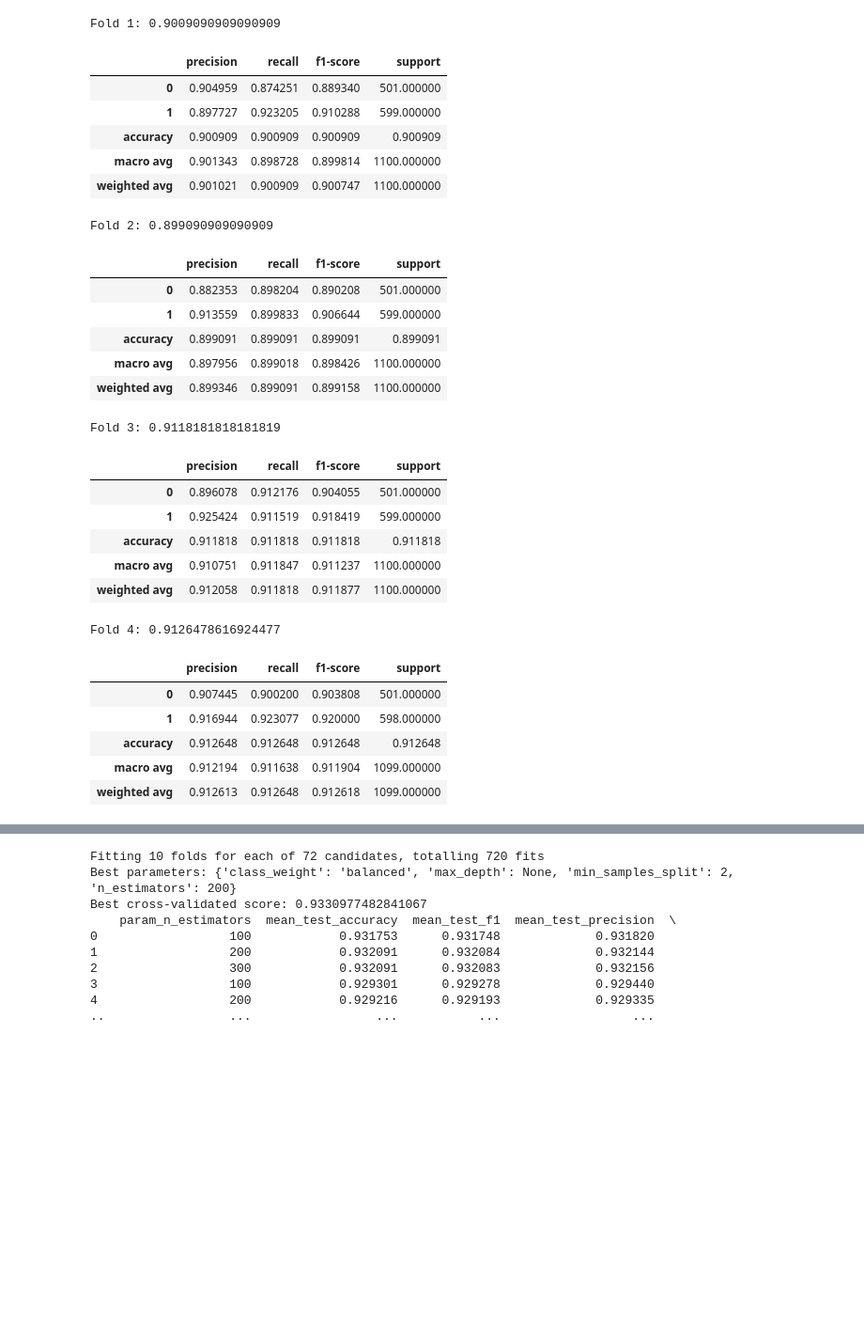
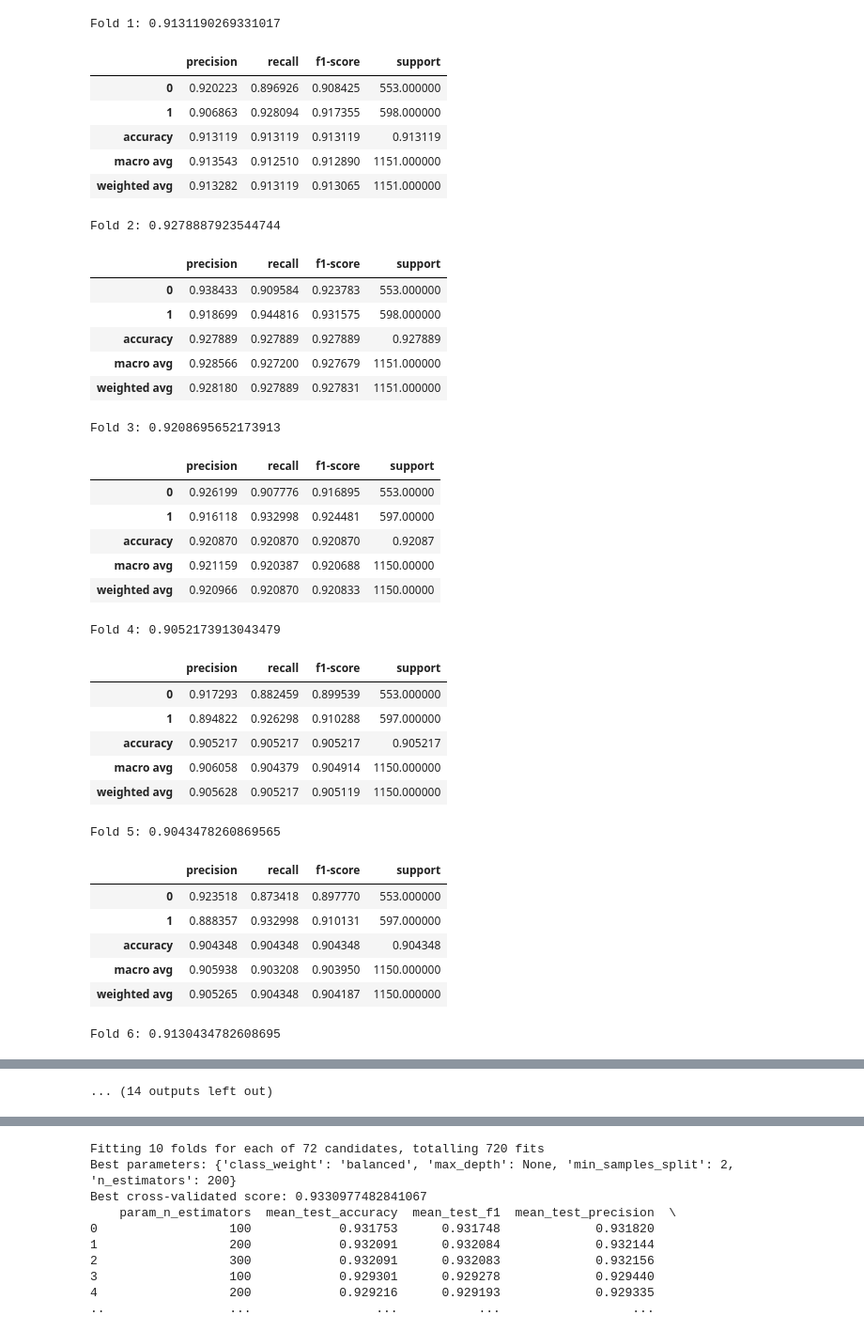
Before and after one commit to M4RV3L24/Online-Gambling-Detection-using-IndoBERTweet, a Jupyter notebook: Models/RF_TFIDF/prototype.ipynb, the cells around one changed output, grey strips where cells are left out. Shown: that part at 94% size. Saved outputs shown, nothing was run; the diff lists cells and outputs as text; code cells hidden in the pictures; blank space fills up the shorter version.

```diff
--- a/Models/RF_TFIDF/prototype.ipynb
+++ b/Models/RF_TFIDF/prototype.ipynb
@@ -10,7 +10,7 @@ from sklearn.metrics import classification_report, accuracy_score, confusion_mat
 from IPython.display import display
 # %%
 # Load data from JSON file (array of objects)
-with open('fetched_data_final_dedup_2.json', 'r', encoding='utf-8') as f:
+with open('fetched_data_final_dedup_3.json', 'r', encoding='utf-8') as f:
     data = json.load(f)
 
 # If your JSON is an array, not an object with "data" key:
@@ -47,7 +47,8 @@ for fold, (train_idx, test_idx) in enumerate(skf.split(X, y)):
     X_train_tfidf = vectorizer.fit_transform(X_train)
     X_test_tfidf = vectorizer.transform(X_test)
 
-    model = RandomForestClassifier(n_estimators=200, random_state=42, class_weight='balanced')
+    model = RandomForestClassifier(n_estimators=400, max_depth=200, n_jobs=4, min_samples_split=5,
+                                min_samples_leaf=2,  random_state=42, class_weight='balanced')
     model.fit(X_train_tfidf, y_train)
     y_pred = model.predict(X_test_tfidf)
 
@@ -78,57 +79,65 @@ for label in labels:
     }
 
 # Global averages
 mean_results['accuracy'] = {"score": np.mean([fold['accuracy'] for fold in fold_reports])}
 mean_results['macro avg'] = {
     m: np.mean([fold['macro avg'][m] for fold in fold_reports]) for m in metrics
 }
 mean_results['weighted avg'] = {
     m: np.mean([fold['weighted avg'][m] for fold in fold_reports]) for m in metrics
 }
 
 # Convert to DataFrame
 results_df = pd.DataFrame(mean_results).T
 
 print("Final averaged metrics across folds:")
 display(results_df)
 
 # Show per-fold accuracies as well
 fold_acc_df = pd.DataFrame({
     "Fold": range(1, n_splits + 1),
     "Accuracy": cv_scores
 })
 print("Per-fold accuracy:")
 display(fold_acc_df)
 
 # Show overall confusion matrix
 print("Confusion Matrix across all folds:")
 display(pd.DataFrame(confusion_matrix(all_y_true, all_y_pred)))
 # %% [output]
-Fold 1: 0.9009090909090909
+Fold 1: 0.9131190269331017
 |  | precision | recall | f1-score | support |
-| 0 | 0.904959 | 0.874251 | 0.889340 | 501.000000 |
-| 1 | 0.897727 | 0.923205 | 0.910288 | 599.000000 |
-| accuracy | 0.900909 | 0.900909 | 0.900909 | 0.900909 |
-| macro avg | 0.901343 | 0.898728 | 0.899814 | 1100.000000 |
-| weighted avg | 0.901021 | 0.900909 | 0.900747 | 1100.000000 |
+| 0 | 0.920223 | 0.896926 | 0.908425 | 553.000000 |
+| 1 | 0.906863 | 0.928094 | 0.917355 | 598.000000 |
+| accuracy | 0.913119 | 0.913119 | 0.913119 | 0.913119 |
+| macro avg | 0.913543 | 0.912510 | 0.912890 | 1151.000000 |
+| weighted avg | 0.913282 | 0.913119 | 0.913065 | 1151.000000 |
-Fold 2: 0.899090909090909
+Fold 2: 0.9278887923544744
 |  | precision | recall | f1-score | support |
-| 0 | 0.882353 | 0.898204 | 0.890208 | 501.000000 |
-| 1 | 0.913559 | 0.899833 | 0.906644 | 599.000000 |
-| accuracy | 0.899091 | 0.899091 | 0.899091 | 0.899091 |
-| macro avg | 0.897956 | 0.899018 | 0.898426 | 1100.000000 |
-| weighted avg | 0.899346 | 0.899091 | 0.899158 | 1100.000000 |
+| 0 | 0.938433 | 0.909584 | 0.923783 | 553.000000 |
+| 1 | 0.918699 | 0.944816 | 0.931575 | 598.000000 |
+| accuracy | 0.927889 | 0.927889 | 0.927889 | 0.927889 |
+| macro avg | 0.928566 | 0.927200 | 0.927679 | 1151.000000 |
+| weighted avg | 0.928180 | 0.927889 | 0.927831 | 1151.000000 |
-Fold 3: 0.9118181818181819
+Fold 3: 0.9208695652173913
 |  | precision | recall | f1-score | support |
-| 0 | 0.896078 | 0.912176 | 0.904055 | 501.000000 |
-| 1 | 0.925424 | 0.911519 | 0.918419 | 599.000000 |
-| accuracy | 0.911818 | 0.911818 | 0.911818 | 0.911818 |
-| macro avg | 0.910751 | 0.911847 | 0.911237 | 1100.000000 |
-| weighted avg | 0.912058 | 0.911818 | 0.911877 | 1100.000000 |
+| 0 | 0.926199 | 0.907776 | 0.916895 | 553.00000 |
+| 1 | 0.916118 | 0.932998 | 0.924481 | 597.00000 |
+| accuracy | 0.920870 | 0.920870 | 0.920870 | 0.92087 |
+| macro avg | 0.921159 | 0.920387 | 0.920688 | 1150.00000 |
+| weighted avg | 0.920966 | 0.920870 | 0.920833 | 1150.00000 |
-Fold 4: 0.9126478616924477
+Fold 4: 0.9052173913043479
 |  | precision | recall | f1-score | support |
-| 0 | 0.907445 | 0.900200 | 0.903808 | 501.000000 |
-| 1 | 0.916944 | 0.923077 | 0.920000 | 598.000000 |
-| accuracy | 0.912648 | 0.912648 | 0.912648 | 0.912648 |
-| macro avg | 0.912194 | 0.911638 | 0.911904 | 1099.000000 |
-| weighted avg | 0.912613 | 0.912648 | 0.912618 | 1099.000000 |
+| 0 | 0.917293 | 0.882459 | 0.899539 | 553.000000 |
+| 1 | 0.894822 | 0.926298 | 0.910288 | 597.000000 |
+| accuracy | 0.905217 | 0.905217 | 0.905217 | 0.905217 |
+| macro avg | 0.906058 | 0.904379 | 0.904914 | 1150.000000 |
+| weighted avg | 0.905628 | 0.905217 | 0.905119 | 1150.000000 |
+Fold 5: 0.9043478260869565
+|  | precision | recall | f1-score | support |
+| 0 | 0.923518 | 0.873418 | 0.897770 | 553.000000 |
+| 1 | 0.888357 | 0.932998 | 0.910131 | 597.000000 |
+| accuracy | 0.904348 | 0.904348 | 0.904348 | 0.904348 |
+| macro avg | 0.905938 | 0.903208 | 0.903950 | 1150.000000 |
+| weighted avg | 0.905265 | 0.904348 | 0.904187 | 1150.000000 |
+Fold 6: 0.9130434782608695
@@ -135,3 +150,4 @@ Fold 4: 0.9126478616924477
+... (14 outputs left out)
 # %%
 import matplotlib.pyplot as plt
 import seaborn as sns
```
Also changed, not shown: parts of 5 cells of this notebook, 3 other files.
